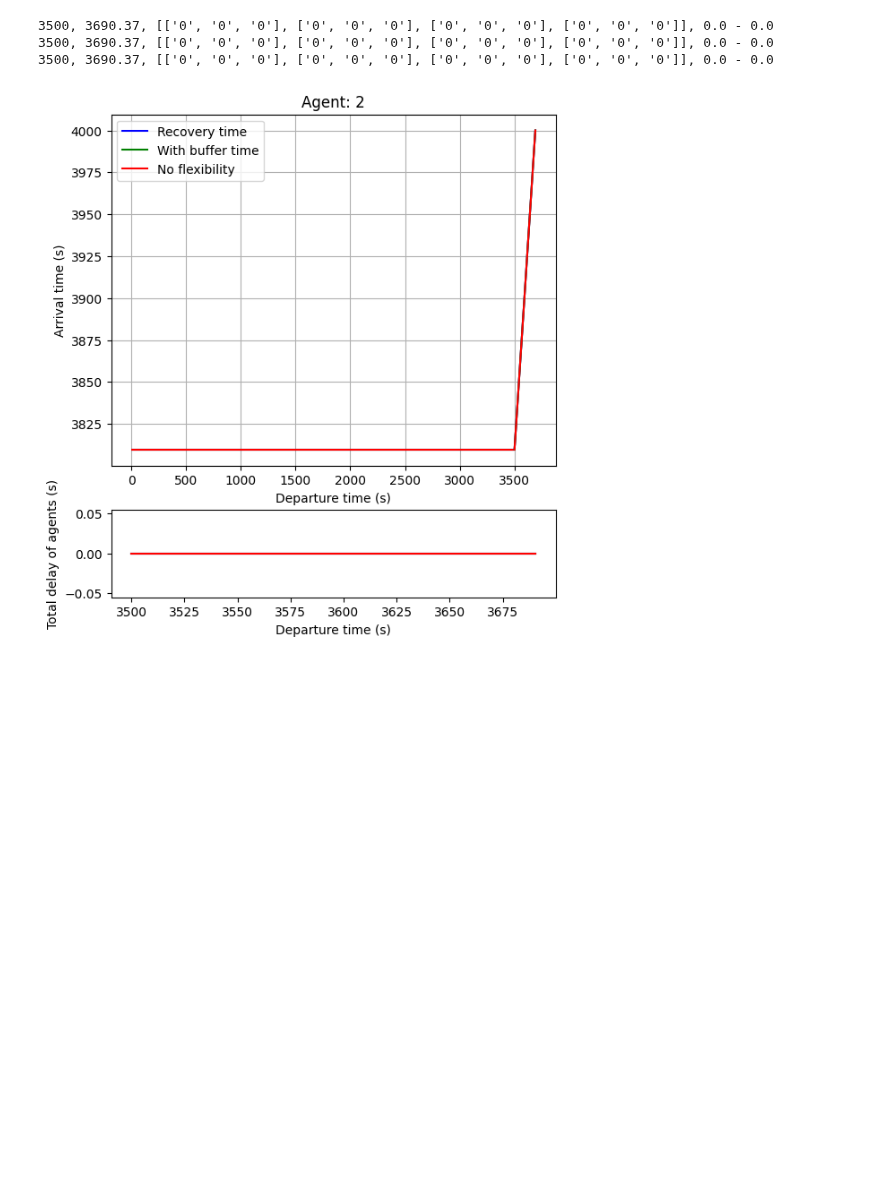
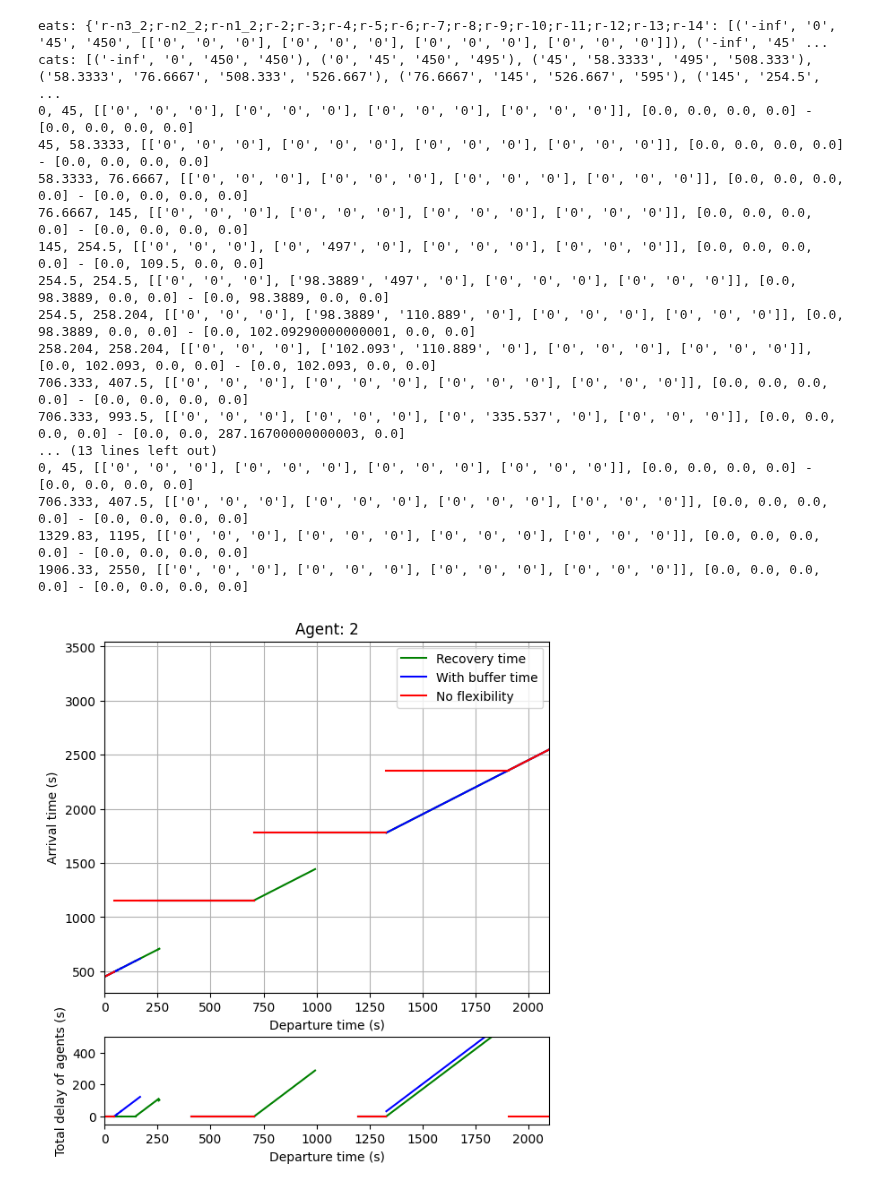
Before and after one commit to GoodGuyMe/delay-replanning-slack, a Jupyter notebook: experiments/blocking_experiments.ipynb, the cells around one changed output. Saved outputs shown, nothing was run; the diff lists cells and outputs as text; code cells hidden in the pictures; blank space fills up the shorter version.

```diff
--- a/experiments/blocking_experiments.ipynb
+++ b/experiments/blocking_experiments.ipynb
@@ -23,18 +23,19 @@ def plot_atf(segments, label, color, eatfs, fig, axs):
         min_gammas = [float(gamma[0]) for gamma in gammas]
         min_gamma = sum(min_gammas)
 
-        length_edge = float(beta)-float(alpha)
+        length_edge = max(0.0, float(beta)-float(alpha))
         max_gammas = [min(float(gamma[1]), length_edge + float(gamma[0])) for gamma in gammas]
         max_gamma = sum(max_gammas)
         axs[1].plot([float(alpha), float(beta)], [min_gamma, max_gamma], color=color)
         # axs[1].plot([float(alpha), float(beta)], [min_gammas, max_gammas], color=color)
 
-        print(f"{alpha}, {beta}, {gammas}, {min_gamma} - {max_gamma}")
+        print(f"{alpha}, {beta}, {gammas}, {min_gammas} - {max_gammas}")
 
 def generate_intervals(max_buffer, use_recovery_time, layout, scenario, agent, agent_speed, move, fig, axs, color, label=None):
     # Generate intervals
-    generate.time_safe_intervals_and_write(layout, scenario, agent["trainNumber"], agent_speed, "output", max_buffer, use_recovery_time)
-    # generate.time_safe_intervals_and_write(layout, scenario, -1, 15, "output", max_buffer, use_recovery_time)
+    # generate.time_safe_intervals_and_write(layout, scenario, agent["trainNumber"], agent_speed, "output", max_buffer, use_recovery_time)
+    generate.time_safe_intervals_and_write(layout, scenario, -1, agent_speed, "output", max_buffer, use_recovery_time)
+    move["startTime"] = 0
     # start = "r-n3_2" if agent["trainNumber"] == 1 else "t-n3_1"
     start = "r-n3_2"
     timeout = 10
@@ -50,8 +51,8 @@ def generate_intervals(max_buffer, use_recovery_time, layout, scenario, agent, a
     # If the run was successful
     if int(proc.returncode) == 0:
         metadata, catf, paths, eatfs = parse_list_of_outputs(repeat_output)
-        # print(f"eats: {eatfs}")
-        # print(f"cats: {catf}")
+        print(f"eats: {eatfs}")
+        print(f"cats: {catf}")
         label = label if label else f"{max_buffer} seconds buffer time"
         plot_atf(catf, label, color, eatfs, fig, axs)
 # %%
@@ -70,20 +71,24 @@ for agent in scenario_data['trains']:
         if 2 * move["endTime"] > scenario_end_time:
             scenario_end_time = 2 * move["endTime"]
     agent_speed = train_types[agent["trainUnitTypes"][0]]["speed"] * 1.09
-    # agent_speed = 60
+    # agent_speed = 30
     for move in agent["movements"]:
         fig, axs = plt.subplots(2, gridspec_kw={"height_ratios": [4, 1]})
 
+        generate_intervals(float("inf"), True, layout, scenario, agent, 30, move, fig, axs, color="green", label="Recovery time")
+        generate_intervals(float("inf"), False, layout, scenario, agent, 30, move, fig, axs, color="blue", label="With buffer time")
+        generate_intervals(0, False, layout, scenario, agent, 30, move, fig, axs, color="red", label="No flexibility")
 
-        generate_intervals(float("inf"), True, layout, scenario, agent, agent_speed, move, fig, axs, color="blue", label="Recovery time")
+        # generate_intervals(float("inf"), True, layout, scenario, agent, 30, move, fig, axs, color="green", label="v=30")
+        # generate_intervals(float("inf"), True, layout, scenario, agent, 20, move, fig, axs, color="blue", label="v=20")
+        # generate_intervals(float("inf"), True, layout, scenario, agent, 10, move, fig, axs, color="red", label="v=10")
         #
-        generate_intervals(float("inf"), False, layout, scenario, agent, agent_speed, move, fig, axs, color="green", label="With buffer time")
         # Difference
-        # generate_intervals(120, True, layout, scenario, agent, agent_speed, move, fig, axs, color="green")
-        # generate_intervals(1000, layout, scenario, agent, agent_speed, move, fig, axs, color="blue")
+        # generate_intervals(1000, True, layout, scenario, agent, 30, move, fig, axs, color="green", label="bt_max=1000")
+        # generate_intervals(500,  True, layout, scenario, agent, 30, move, fig, axs, color="blue",  label="bt_max=500")
+        # generate_intervals(100,  True, layout, scenario, agent, 30, move, fig, axs, color="red",   label="bt_max=100")
 
         # baseline
-        generate_intervals(0, False, layout, scenario, agent, agent_speed, move, fig, axs, color="red", label="No flexibility")
 
         title = f"Agent: {agent['trainNumber']}"
         axs[0].set_xlabel("Departure time (s)")
@@ -93,6 +98,9 @@ for agent in scenario_data['trains']:
         axs[0].set_title(title)
         axs[0].legend()
         axs[0].grid()
+        axs[0].set_xlim([0, 2100])
+        axs[1].set_xlim([0, 2100])
+        axs[1].set_ylim([-50, 500])
         fig.set_figheight(7)
         plt.savefig(f"figures/atf_{agent['trainNumber']}")
         plt.show()
@@ -118,4 +126,18 @@ for agent in scenario_data['trains']:
-3500, 3690.37, [['0', '0', '0'], ['0', '0', '0'], ['0', '0', '0'], ['0', '0', '0']], 0.0 - 0.0
-3500, 3690.37, [['0', '0', '0'], ['0', '0', '0'], ['0', '0', '0'], ['0', '0', '0']], 0.0 - 0.0
-3500, 3690.37, [['0', '0', '0'], ['0', '0', '0'], ['0', '0', '0'], ['0', '0', '0']], 0.0 - 0.0
+eats: {'r-n3_2;r-n2_2;r-n1_2;r-2;r-3;r-4;r-5;r-6;r-7;r-8;r-9;r-10;r-11;r-12;r-13;r-14': [('-inf', '0', '45', '450', [['0', '0', '0'], ['0', '0', '0'], ['0', '0', '0'], ['0', '0', '0']]), ('-inf', '45' ...
+cats: [('-inf', '0', '450', '450'), ('0', '45', '450', '495'), ('45', '58.3333', '495', '508.333'), ('58.3333', '76.6667', '508.333', '526.667'), ('76.6667', '145', '526.667', '595'), ('145', '254.5', ...
+0, 45, [['0', '0', '0'], ['0', '0', '0'], ['0', '0', '0'], ['0', '0', '0']], [0.0, 0.0, 0.0, 0.0] - [0.0, 0.0, 0.0, 0.0]
+45, 58.3333, [['0', '0', '0'], ['0', '0', '0'], ['0', '0', '0'], ['0', '0', '0']], [0.0, 0.0, 0.0, 0.0] - [0.0, 0.0, 0.0, 0.0]
+58.3333, 76.6667, [['0', '0', '0'], ['0', '0', '0'], ['0', '0', '0'], ['0', '0', '0']], [0.0, 0.0, 0.0, 0.0] - [0.0, 0.0, 0.0, 0.0]
+76.6667, 145, [['0', '0', '0'], ['0', '0', '0'], ['0', '0', '0'], ['0', '0', '0']], [0.0, 0.0, 0.0, 0.0] - [0.0, 0.0, 0.0, 0.0]
+145, 254.5, [['0', '0', '0'], ['0', '497', '0'], ['0', '0', '0'], ['0', '0', '0']], [0.0, 0.0, 0.0, 0.0] - [0.0, 109.5, 0.0, 0.0]
+254.5, 254.5, [['0', '0', '0'], ['98.3889', '497', '0'], ['0', '0', '0'], ['0', '0', '0']], [0.0, 98.3889, 0.0, 0.0] - [0.0, 98.3889, 0.0, 0.0]
+254.5, 258.204, [['0', '0', '0'], ['98.3889', '110.889', '0'], ['0', '0', '0'], ['0', '0', '0']], [0.0, 98.3889, 0.0, 0.0] - [0.0, 102.09290000000001, 0.0, 0.0]
+258.204, 258.204, [['0', '0', '0'], ['102.093', '110.889', '0'], ['0', '0', '0'], ['0', '0', '0']], [0.0, 102.093, 0.0, 0.0] - [0.0, 102.093, 0.0, 0.0]
+706.333, 407.5, [['0', '0', '0'], ['0', '0', '0'], ['0', '0', '0'], ['0', '0', '0']], [0.0, 0.0, 0.0, 0.0] - [0.0, 0.0, 0.0, 0.0]
+706.333, 993.5, [['0', '0', '0'], ['0', '0', '0'], ['0', '335.537', '0'], ['0', '0', '0']], [0.0, 0.0, 0.0, 0.0] - [0.0, 0.0, 287.16700000000003, 0.0]
+... (13 lines left out)
+0, 45, [['0', '0', '0'], ['0', '0', '0'], ['0', '0', '0'], ['0', '0', '0']], [0.0, 0.0, 0.0, 0.0] - [0.0, 0.0, 0.0, 0.0]
+706.333, 407.5, [['0', '0', '0'], ['0', '0', '0'], ['0', '0', '0'], ['0', '0', '0']], [0.0, 0.0, 0.0, 0.0] - [0.0, 0.0, 0.0, 0.0]
+1329.83, 1195, [['0', '0', '0'], ['0', '0', '0'], ['0', '0', '0'], ['0', '0', '0']], [0.0, 0.0, 0.0, 0.0] - [0.0, 0.0, 0.0, 0.0]
+1906.33, 2550, [['0', '0', '0'], ['0', '0', '0'], ['0', '0', '0'], ['0', '0', '0']], [0.0, 0.0, 0.0, 0.0] - [0.0, 0.0, 0.0, 0.0]
-[figure, old version]
+[figure, new version]
```
Also changed, not shown: parts of 1 cell of this notebook, 3 other files.
